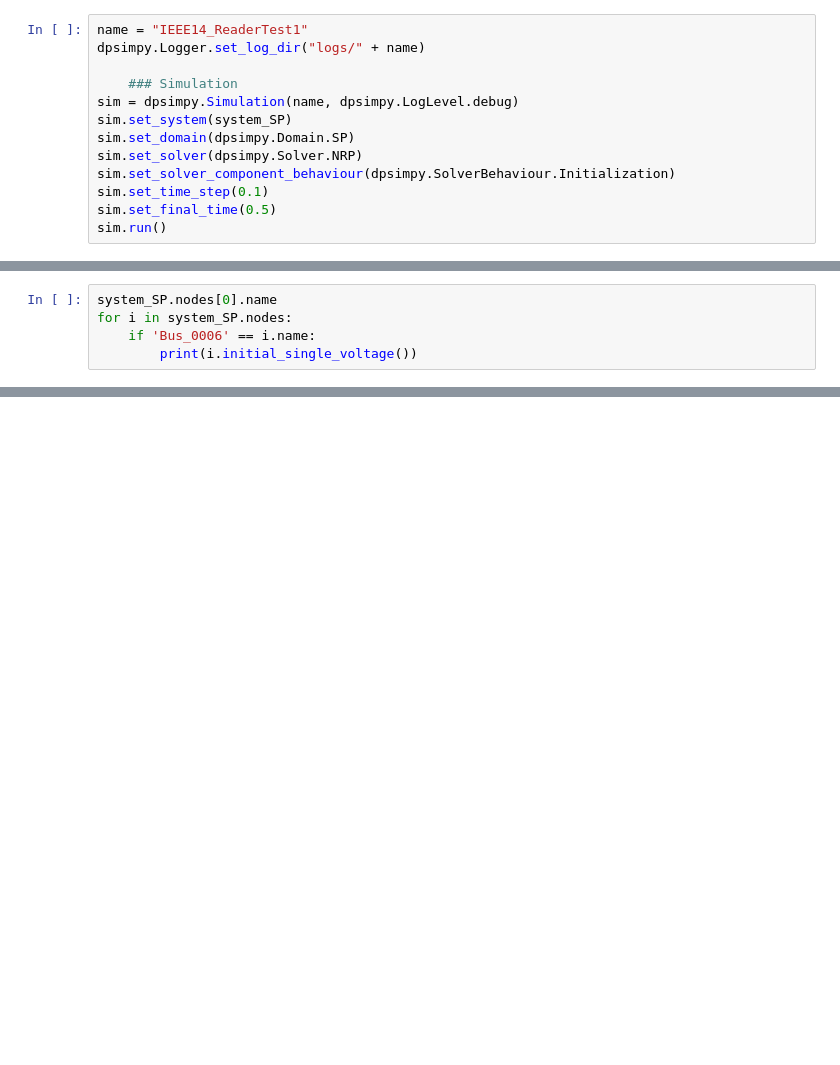
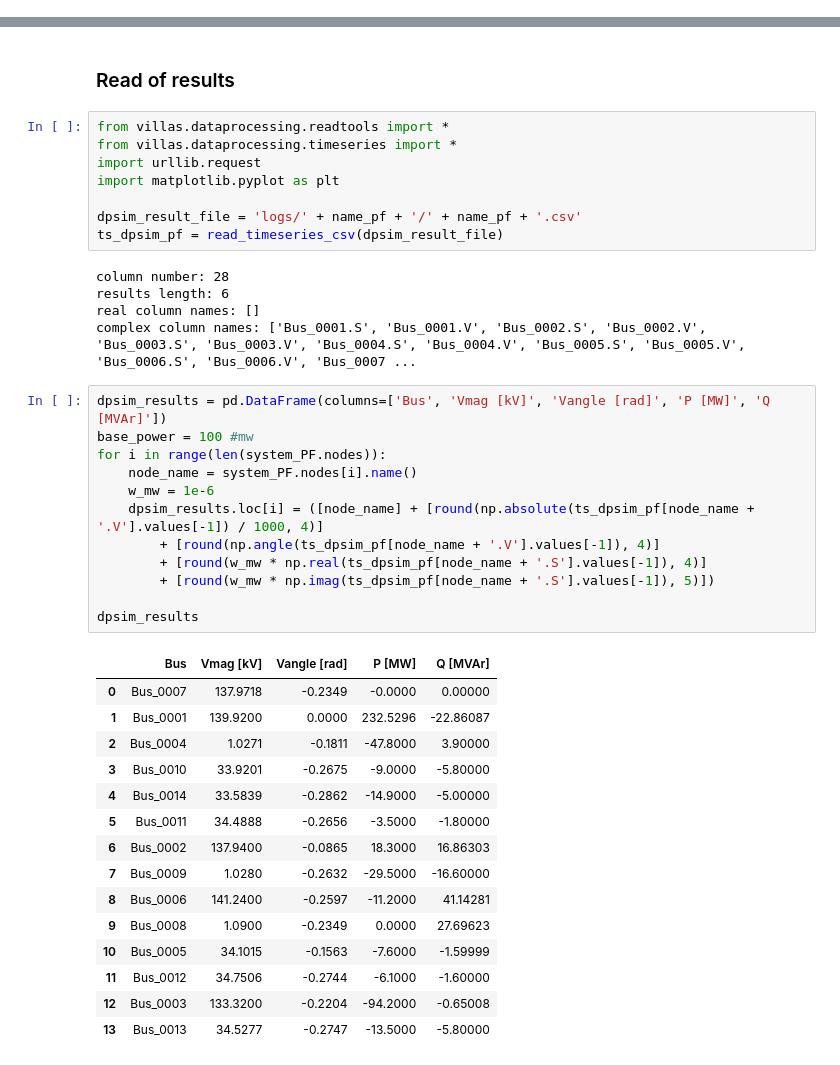
Before and after one commit to Canfirat98/cimpy, a Jupyter notebook: cimpy/IEEE14.ipynb, the cells around one changed output, grey strips where cells are left out. Drawn from its saved outputs; the diff is of its cells as text; blank space fills up the shorter version.

Commit message:
update IEEE14.ipynb
Signed-off-by: Martin Moraga <martin.moraga@eonerc.rwth-aachen.de>

```diff
--- a/cimpy/IEEE14.ipynb
+++ b/cimpy/IEEE14.ipynb
@@ -79,13 +37,0 @@ Warning: some nodes with margin (3.20,3.20) touch - falling back to straight lin
-# %%
-name = "IEEE14_ReaderTest1"
-dpsimpy.Logger.set_log_dir("logs/" + name)
-
-    ### Simulation
-sim = dpsimpy.Simulation(name, dpsimpy.LogLevel.debug)
-sim.set_system(system_SP)
-sim.set_domain(dpsimpy.Domain.SP)
-sim.set_solver(dpsimpy.Solver.NRP)
-sim.set_solver_component_behaviour(dpsimpy.SolverBehaviour.Initialization)
-sim.set_time_step(0.1)
-sim.set_final_time(0.5)
-sim.run()
@@ -95,5 +37,0 @@ Error:
-# %%
-system_SP.nodes[0].name
-for i in system_SP.nodes:
-    if 'Bus_0006' == i.name:
-        print(i.initial_single_voltage())
@@ -128,0 +85,43 @@ Warning: some nodes with margin (3.20,3.20) touch - falling back to straight lin
+# %% [markdown]
+### Read of results
+# %%
+from villas.dataprocessing.readtools import *
+from villas.dataprocessing.timeseries import *
+import urllib.request
+import matplotlib.pyplot as plt
+
+dpsim_result_file = 'logs/' + name_pf + '/' + name_pf + '.csv'
+ts_dpsim_pf = read_timeseries_csv(dpsim_result_file)
+# %% [output]
+column number: 28
+results length: 6
+real column names: []
+complex column names: ['Bus_0001.S', 'Bus_0001.V', 'Bus_0002.S', 'Bus_0002.V', 'Bus_0003.S', 'Bus_0003.V', 'Bus_0004.S', 'Bus_0004.V', 'Bus_0005.S', 'Bus_0005.V', 'Bus_0006.S', 'Bus_0006.V', 'Bus_0007 ...
+# %%
+dpsim_results = pd.DataFrame(columns=['Bus', 'Vmag [kV]', 'Vangle [rad]', 'P [MW]', 'Q [MVAr]'])
+base_power = 100 #mw
+for i in range(len(system_PF.nodes)):
+    node_name = system_PF.nodes[i].name()
+    w_mw = 1e-6
+    dpsim_results.loc[i] = ([node_name] + [round(np.absolute(ts_dpsim_pf[node_name + '.V'].values[-1]) / 1000, 4)]
+        + [round(np.angle(ts_dpsim_pf[node_name + '.V'].values[-1]), 4)]
+        + [round(w_mw * np.real(ts_dpsim_pf[node_name + '.S'].values[-1]), 4)]
+        + [round(w_mw * np.imag(ts_dpsim_pf[node_name + '.S'].values[-1]), 5)])
+
+dpsim_results
+# %% [output]
+|  | Bus | Vmag [kV] | Vangle [rad] | P [MW] | Q [MVAr] |
+| 0 | Bus_0007 | 137.9718 | -0.2349 | -0.0000 | 0.00000 |
+| 1 | Bus_0001 | 139.9200 | 0.0000 | 232.5296 | -22.86087 |
+| 2 | Bus_0004 | 1.0271 | -0.1811 | -47.8000 | 3.90000 |
+| 3 | Bus_0010 | 33.9201 | -0.2675 | -9.0000 | -5.80000 |
+| 4 | Bus_0014 | 33.5839 | -0.2862 | -14.9000 | -5.00000 |
+| 5 | Bus_0011 | 34.4888 | -0.2656 | -3.5000 | -1.80000 |
+| 6 | Bus_0002 | 137.9400 | -0.0865 | 18.3000 | 16.86303 |
+| 7 | Bus_0009 | 1.0280 | -0.2632 | -29.5000 | -16.60000 |
+| 8 | Bus_0006 | 141.2400 | -0.2597 | -11.2000 | 41.14281 |
+| 9 | Bus_0008 | 1.0900 | -0.2349 | 0.0000 | 27.69623 |
+| 10 | Bus_0005 | 34.1015 | -0.1563 | -7.6000 | -1.59999 |
+| 11 | Bus_0012 | 34.7506 | -0.2744 | -6.1000 | -1.60000 |
+| 12 | Bus_0003 | 133.3200 | -0.2204 | -94.2000 | -0.65008 |
+| 13 | Bus_0013 | 34.5277 | -0.2747 | -13.5000 | -5.80000 |
```
Also changed, not shown: parts of 19 cells of this notebook.
